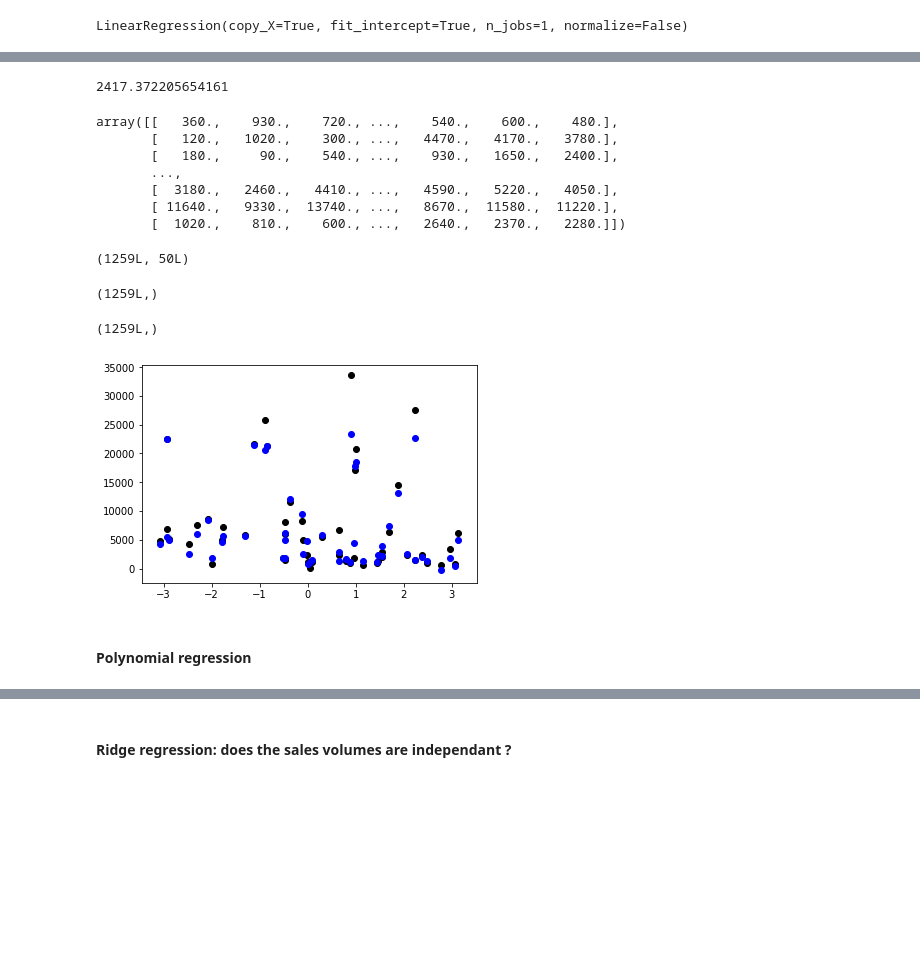
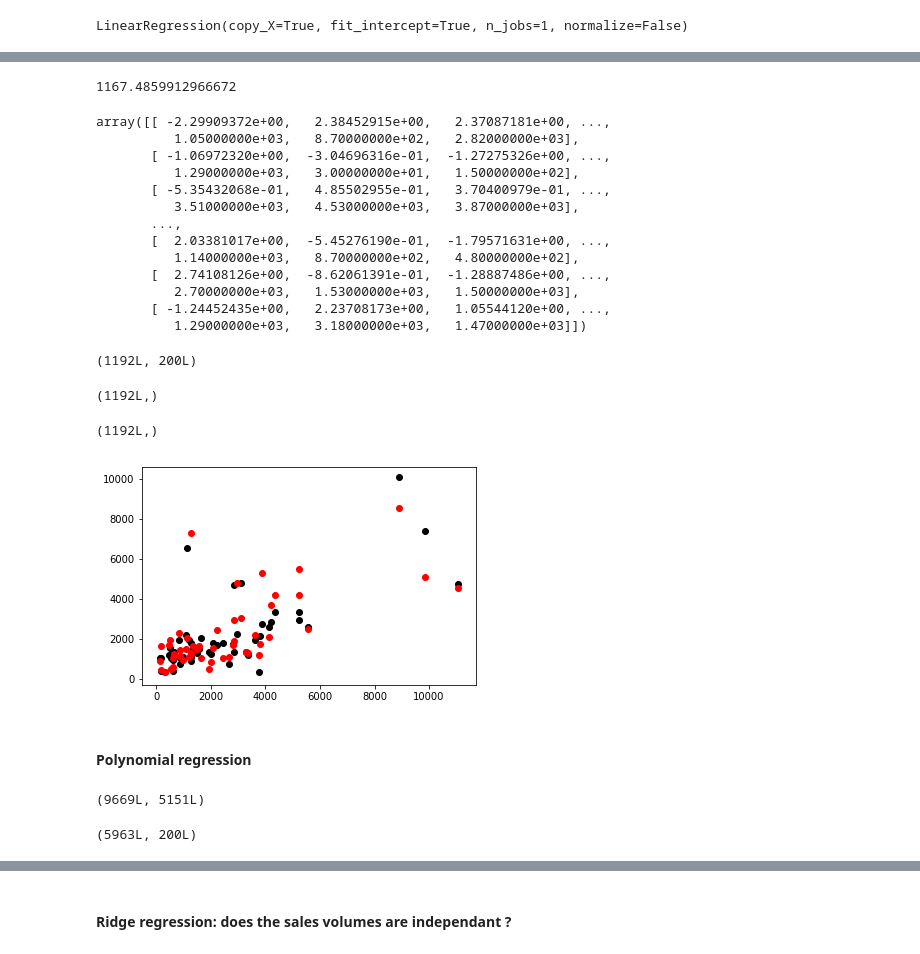
Before and after one commit to enrabre/Sales-forecast, a Jupyter notebook: pmi.ipynb, the cells around one changed output, grey strips where cells are left out. Saved outputs shown, nothing was run; the diff lists cells and outputs as text; code cells hidden in the pictures; blank space fills up the shorter version.

```diff
--- a/pmi.ipynb
+++ b/pmi.ipynb
@@ -96,7 +100,7 @@ df = df.applymap(lambda x: 0 if x < 0 else x)
 # %%
 df2 = df.T
 # %%
-df3 = df2.resample('5D').sum()
+df3 = df2.resample('D').sum()
 # %%
 df3.shape
 # %% [output]
@@ -127,8 +131,8 @@ y=[]
 for index, column in enumerate(df3):
     if index % 50 == 0:
         print index, len(X)
-    for stop in np.arange(50, len(df3[column])):
-        start = stop - 50
+    for stop in np.arange(100, len(df3[column])):
+        start = stop - 100
 
         if not (df3[column][start:stop].isnull().values.any() or np.isnan(df3[column][stop])):
             X.append([df3[column][start:stop].values])
@@ -268,39 +321,53 @@ MAE/50
 # %%
 testX.mean()
 # %% [output]
-2417.372205654161
+1167.4859912966672
 # %%
 testX
 # %% [output]
-array([[   360.,    930.,    720., ...,    540.,    600.,    480.],
-       [   120.,   1020.,    300., ...,   4470.,   4170.,   3780.],
-       [   180.,     90.,    540., ...,    930.,   1650.,   2400.],
+array([[ -2.29909372e+00,   2.38452915e+00,   2.37087181e+00, ...,
+          1.05000000e+03,   8.70000000e+02,   2.82000000e+03],
+       [ -1.06972320e+00,  -3.04696316e-01,  -1.27275326e+00, ...,
+          1.29000000e+03,   3.00000000e+01,   1.50000000e+02],
+       [ -5.35432068e-01,   4.85502955e-01,   3.70400979e-01, ...,
+          3.51000000e+03,   4.53000000e+03,   3.87000000e+03],
        ...,
-       [  3180.,   2460.,   4410., ...,   4590.,   5220.,   4050.],
-       [ 11640.,   9330.,  13740., ...,   8670.,  11580.,  11220.],
-       [  1020.,    810.,    600., ...,   2640.,   2370.,   2280.]])
+       [  2.03381017e+00,  -5.45276190e-01,  -1.79571631e+00, ...,
+          1.14000000e+03,   8.70000000e+02,   4.80000000e+02],
+       [  2.74108126e+00,  -8.62061391e-01,  -1.28887486e+00, ...,
+          2.70000000e+03,   1.53000000e+03,   1.50000000e+03],
+       [ -1.24452435e+00,   2.23708173e+00,   1.05544120e+00, ...,
+          1.29000000e+03,   3.18000000e+03,   1.47000000e+03]])
 # %%
 testX.shape
 # %% [output]
-(1259L, 50L)
+(1192L, 200L)
 # %%
 testy.shape
 # %% [output]
-(1259L,)
+(1192L,)
 # %%
 testX.T[0].shape
 # %% [output]
-(1259L,)
+(1192L,)
 # %%
 # Plot outputd
-plt.scatter(testX.T[0][:50], testy[:50] , color='black')
-plt.scatter(testX.T[0][:50] , y_pred[:50] , color='blue')
+plt.scatter(testX.T[-1][:50], testy[:50] , color='black')
+plt.scatter(testX.T[-1][:50] , y_pred[:50] , color='red')
 
 plt.show()
 # %% [output]
-[figure, old version]
+[figure, new version]
 # %% [markdown]
 #### Polynomial regression
+# %%
+X_transformed.shape
+# %% [output]
+(9669L, 5151L)
+# %%
+Xperiodic.shape
+# %% [output]
+(5963L, 200L)
 # %%
 # transformation of feature into a polynomial world
 poly = PolynomialFeatures(degree=2)
```
Also changed, not shown: parts of 39 cells of this notebook.
